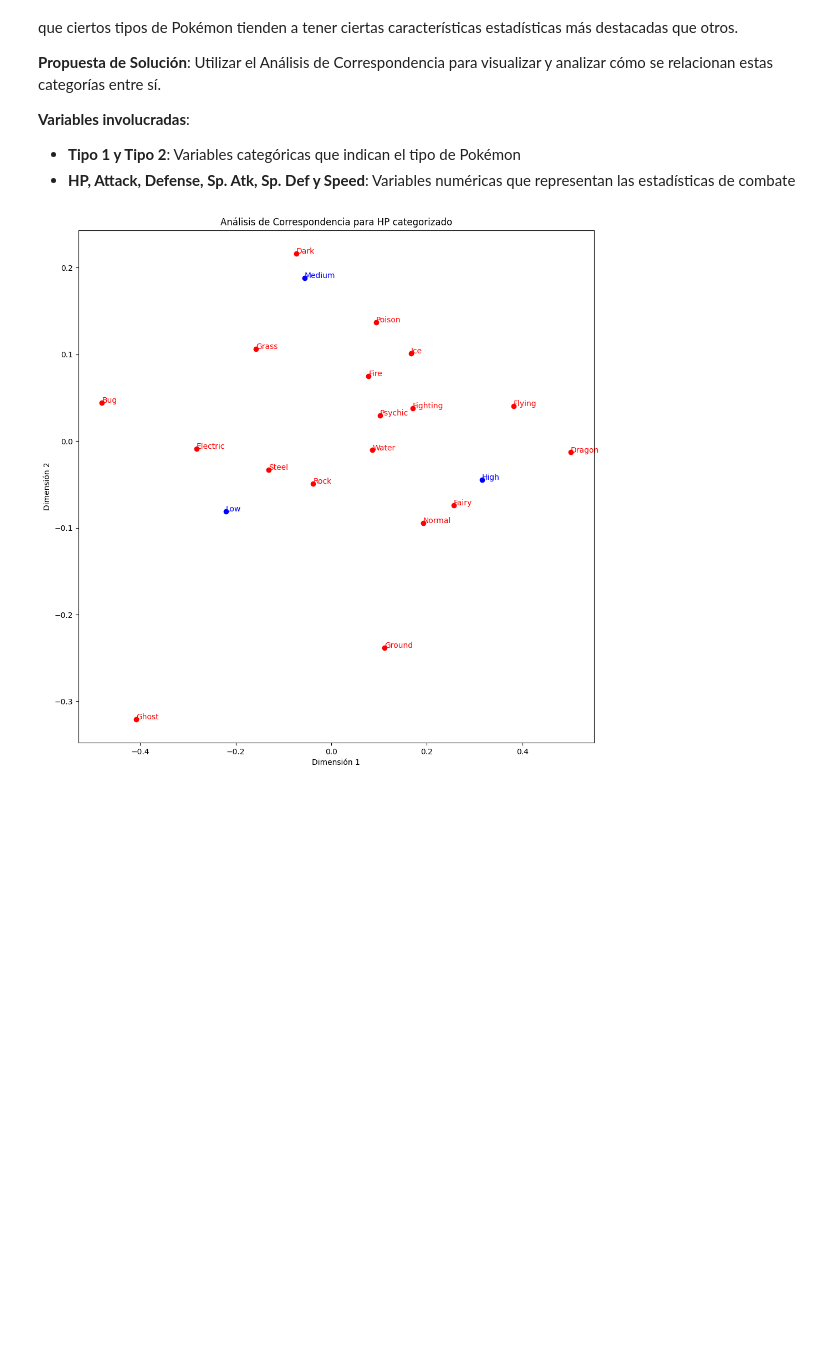
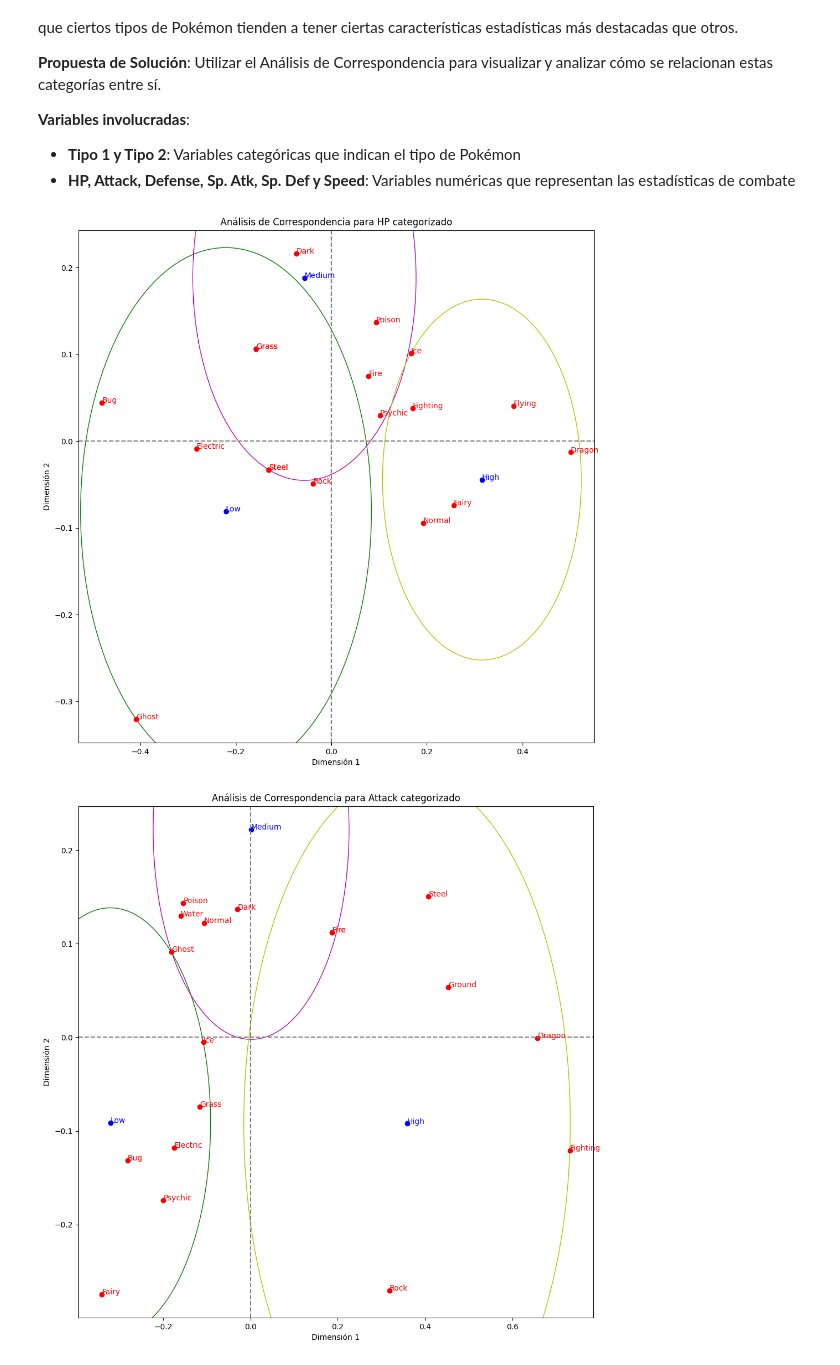
Before and after one commit to IxyzDev/DataInsightHub, a Jupyter notebook: 03-tareas/01-tarea/main.ipynb, the cells around one changed output. Cells and saved outputs as stored; diff of their text form; code cells hidden in the pictures; blank space fills up the shorter version.

```diff
--- a/03-tareas/01-tarea/main.ipynb
+++ b/03-tareas/01-tarea/main.ipynb
@@ -443,36 +431,61 @@ clases.
 * **HP, Attack, Defense, Sp. Atk, Sp. Def y Speed**: Variables numéricas que representan las estadísticas de combate
 # %%
 # Categorizar las estadísticas de combate
+categorized_stats = {}
 for col in ['HP', 'Attack', 'Defense', 'Sp. Atk', 'Sp. Def', 'Speed']:
     pokemon_data[col + '_cat'] = pd.qcut(pokemon_data[col], 3, labels=['Low', 'Medium', 'High'])
+    categorized_stats[col] = pd.crosstab(pokemon_data[col + '_cat'], pokemon_data['Type 1'])
 
-# Crear una tabla de contingencia para la columna HP (como ejemplo)
-table_hp = pd.crosstab(pokemon_data['HP_cat'], pokemon_data['Type 1'])
+# Colores para los círculos
+circle_colors = ['g', 'm', 'y', 'c', 'k', 'orange']
 
-# Realizar el análisis de correspondencia
-ca = prince.CA(n_components=2)
-ca = ca.fit(table_hp)
+# Realizar el análisis de correspondencia para cada estadística de combate
+for stat, table in categorized_stats.items():
+    ca = prince.CA(n_components=2)
+    ca = ca.fit(table)
 
-# Obtener las coordenadas de fila y columna
-row_coordinates = ca.row_coordinates(table_hp)
-col_coordinates = ca.column_coordinates(table_hp)
+    # Obtener las coordenadas de fila y columna
+    row_coordinates = ca.row_coordinates(table)
+    col_coordinates = ca.column_coordinates(table)
 
-# Visualización con matplotlib
-plt.figure(figsize=(12, 12))
+    # Visualización con matplotlib
+    plt.figure(figsize=(12, 12))
 
-# Plotear las coordenadas de fila
-for i, (x, y) in enumerate(row_coordinates.values):
-    plt.scatter(x, y, c='b')
-    plt.text(x, y, row_coordinates.index[i], color='b')
+    # Dibujar cruz en el centro
+    plt.axhline(0, color='gray', linestyle='--')
+    plt.axvline(0, color='gray', linestyle='--')
 
-# Plotear las coordenadas de columna
-for i, (x, y) in enumerate(col_coordinates.values):
-    plt.scatter(x, y, c='r')
-    plt.text(x, y, col_coordinates.index[i], color='r')
+    # Plotear las coordenadas de fila (puntos azules)
+    for i, (x, y) in enumerate(row_coordinates.values):
+        plt.scatter(x, y, c='b')
+        plt.text(x, y, row_coordinates.index[i], color='b')
 
-plt.xlabel('Dimensión 1')
-plt.ylabel('Dimensión 2')
-plt.title('Análisis de Correspondencia para HP categorizado')
-plt.show()
+    # Determinar y plotear los puntos rojos más cercanos a cada punto azul
+    for i, (x1, y1) in enumerate(row_coordinates.values):
+        closest_red_points = {}
+        for j, (x2, y2) in enumerate(col_coordinates.values):
+            dist = np.sqrt((x1 - x2)**2 + (y1 - y2)**2)
+            closest_red_points[(x2, y2, col_coordinates.index[j])] = dist
+        sorted_red_points = sorted(closest_red_points.items(), key=lambda x: x[1])
+
+        # Asumiendo que quieres incluir, digamos, los 3 puntos rojos más cercanos a cada punto azul
+        n_closest_points = 6
+        circle_radius = sorted_red_points[n_closest_points - 1][1]  # Radio basado en el punto rojo más "lejano" cercano
+
+        # Dibuja el círculo alrededor del punto azul
+        circle = plt.Circle((x1, y1), circle_radius, color=circle_colors[i % len(circle_colors)], fill=False)
+        plt.gca().add_artist(circle)
+
+        # Dibuja los n_closest_points puntos rojos más cercanos dentro del círculo
+        for point, _ in sorted_red_points[:n_closest_points]:
+            x, y, label = point
+            plt.scatter(x, y, c='r')
+            plt.text(x, y, label, color='r')
+
+    plt.xlabel('Dimensión 1')
+    plt.ylabel('Dimensión 2')
+    plt.title(f'Análisis de Correspondencia para {stat} categorizado')
+    plt.show()
 # %% [output]
-[figure, old version]
+[figure, new version]
+[figure, added]
```
Also changed, not shown: parts of 7 cells of this notebook.
